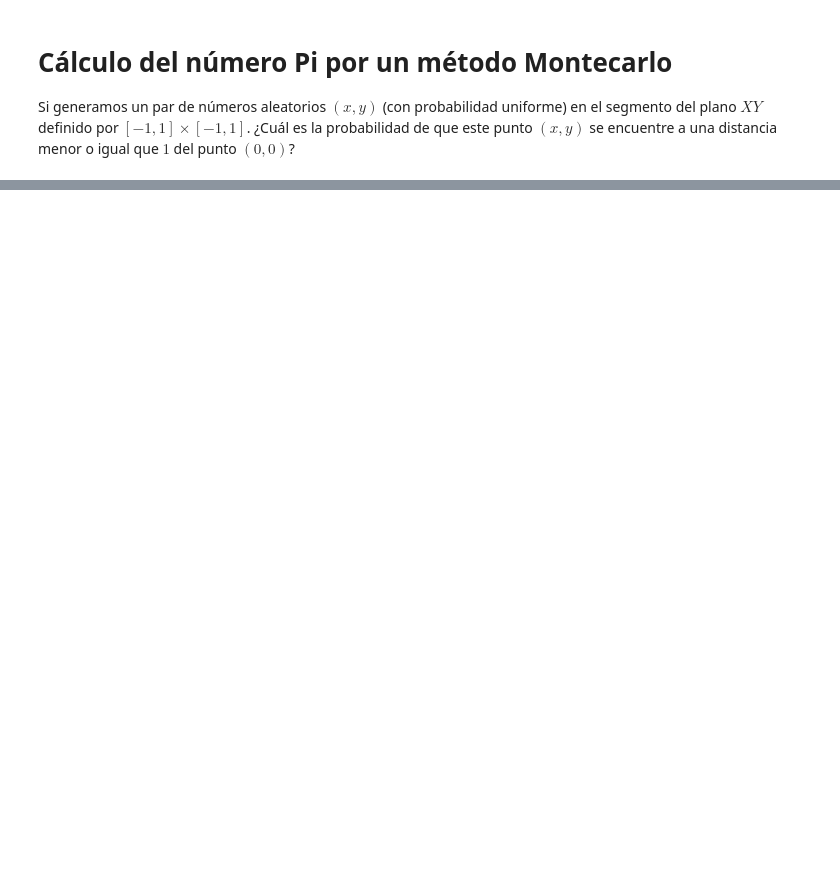
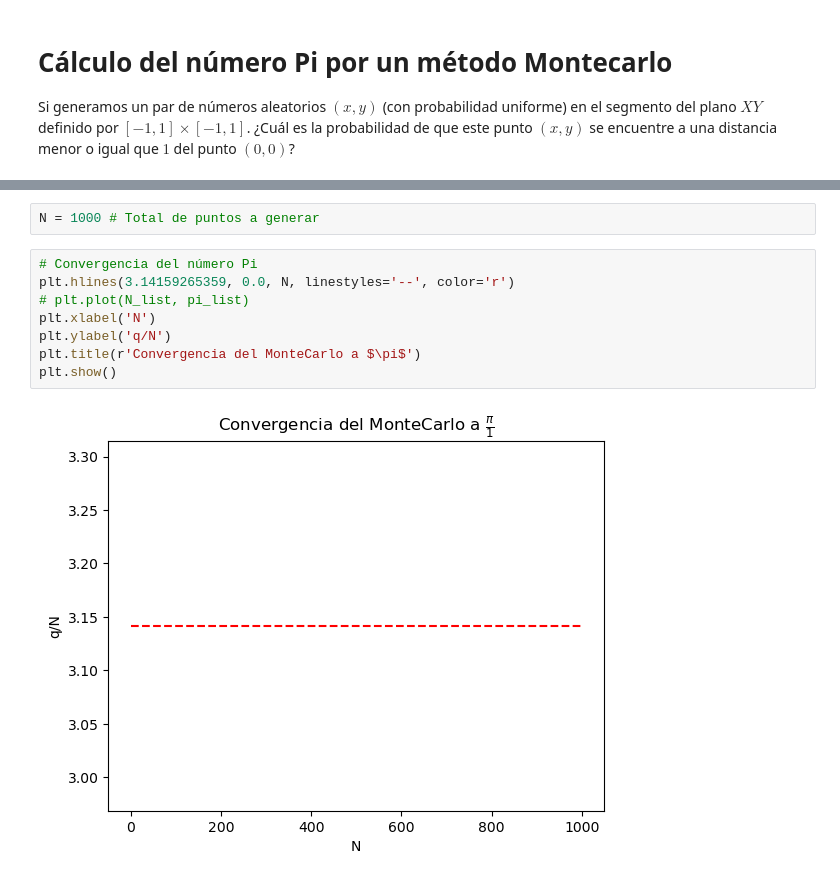
Before and after one commit to jramon0624/curso_python_217a, a Jupyter notebook: Ejercicios/Ejercicio 2.ipynb, the cells around one changed output, grey strips where cells are left out. Cells and saved outputs as stored; diff of their text form; blank space fills up the shorter version.

```diff
--- a/Ejercicios/Ejercicio 2.ipynb
+++ b/Ejercicios/Ejercicio 2.ipynb
@@ -23,3 +24,15 @@ plt.axis('equal')
 plt.show()
 # %% [output]
 [figure]
+# %%
+N = 1000 # Total de puntos a generar
+# %%
+# Convergencia del número Pi
+plt.hlines(3.14159265359, 0.0, N, linestyles='--', color='r')
+# plt.plot(N_list, pi_list)
+plt.xlabel('N')
+plt.ylabel('q/N')
+plt.title(r'Convergencia del MonteCarlo a $\pi$')
+plt.show()
+# %% [output]
+[figure, added]
```
Also changed, not shown: parts of 1 cell of this notebook.
